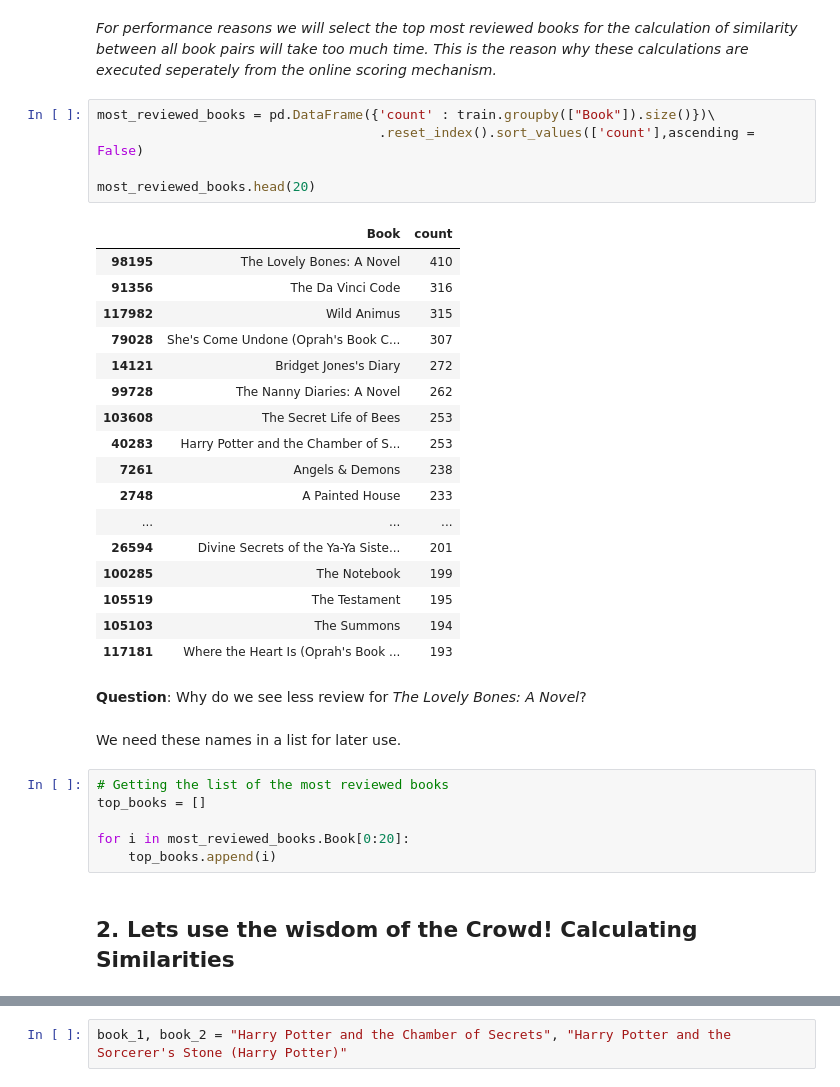
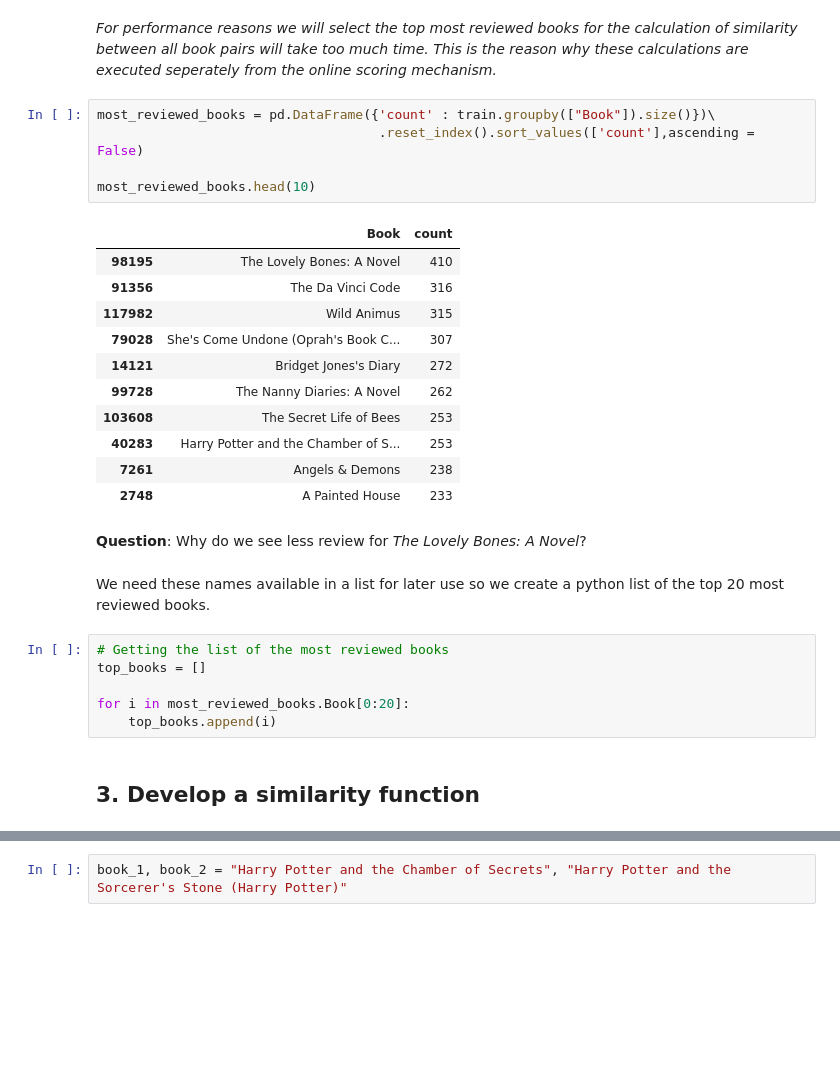
Before and after one commit to widovanheemstra/Nyenrode, a Jupyter notebook: lecture_mar_2017/Building an Item-Based recommender system - lecture Mar 2017.ipynb, the cells around one changed output, grey strips where cells are left out. Drawn from its saved outputs; the diff is of its cells as text; blank space fills up the shorter version.

```diff
--- a/lecture_mar_2017/Building an Item-Based recommender system - lecture Mar 2017.ipynb
+++ b/lecture_mar_2017/Building an Item-Based recommender system - lecture Mar 2017.ipynb
@@ -189,37 +174,31 @@ Train: 307086, Test: 20194
 # %%
 most_reviewed_books = pd.DataFrame({'count' : train.groupby(["Book"]).size()})\
                                     .reset_index().sort_values(['count'],ascending = False)
 
-most_reviewed_books.head(20)
+most_reviewed_books.head(10)
 # %% [output]
 |  | Book | count |
 | 98195 | The Lovely Bones: A Novel | 410 |
 | 91356 | The Da Vinci Code | 316 |
 | 117982 | Wild Animus | 315 |
 | 79028 | She's Come Undone (Oprah's Book C... | 307 |
 | 14121 | Bridget Jones's Diary | 272 |
 | 99728 | The Nanny Diaries: A Novel | 262 |
 | 103608 | The Secret Life of Bees | 253 |
 | 40283 | Harry Potter and the Chamber of S... | 253 |
 | 7261 | Angels & Demons | 238 |
 | 2748 | A Painted House | 233 |
-| ... | ... | ... |
-| 26594 | Divine Secrets of the Ya-Ya Siste... | 201 |
-| 100285 | The Notebook | 199 |
-| 105519 | The Testament | 195 |
-| 105103 | The Summons | 194 |
-| 117181 | Where the Heart Is (Oprah's Book ... | 193 |
 # %% [markdown]
 **Question**: Why do we see less review for *The Lovely Bones: A Novel*?
 # %% [markdown]
-We need these names in a list for later use.
+We need these names available in a list for later use so we create a python list of the top 20 most reviewed books.
 # %%
 # Getting the list of the most reviewed books
 top_books = []
 
 for i in most_reviewed_books.Book[0:20]:
     top_books.append(i)
-# %% [markdown]
-## 2. Lets use the wisdom of the Crowd! Calculating Similarities
+# %% [markdown]
+## 3. Develop a similarity function
 # %% [markdown]
 For the top rated books we need to calculate their mutual similarities.
```
Also changed, not shown: parts of 51 cells of this notebook.
